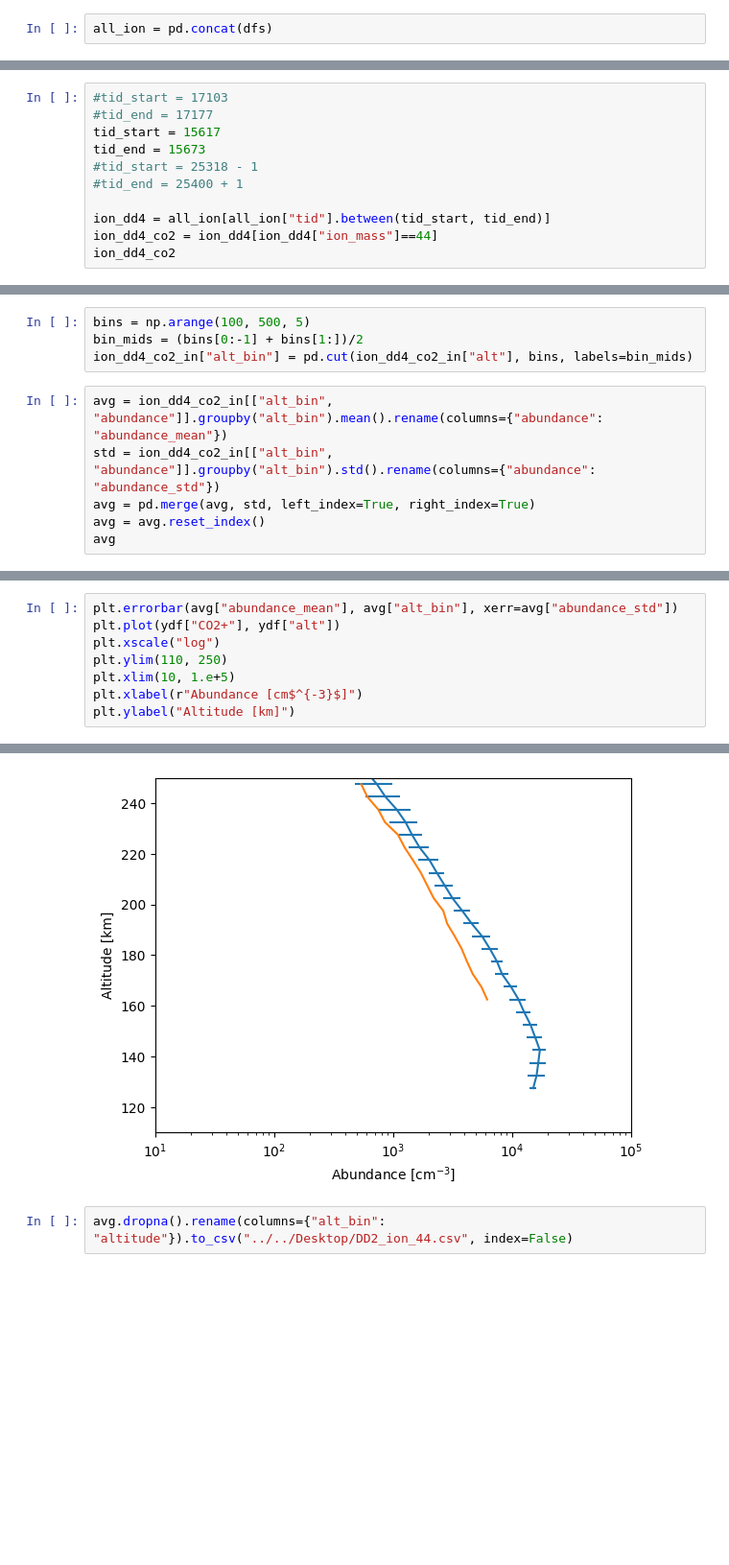
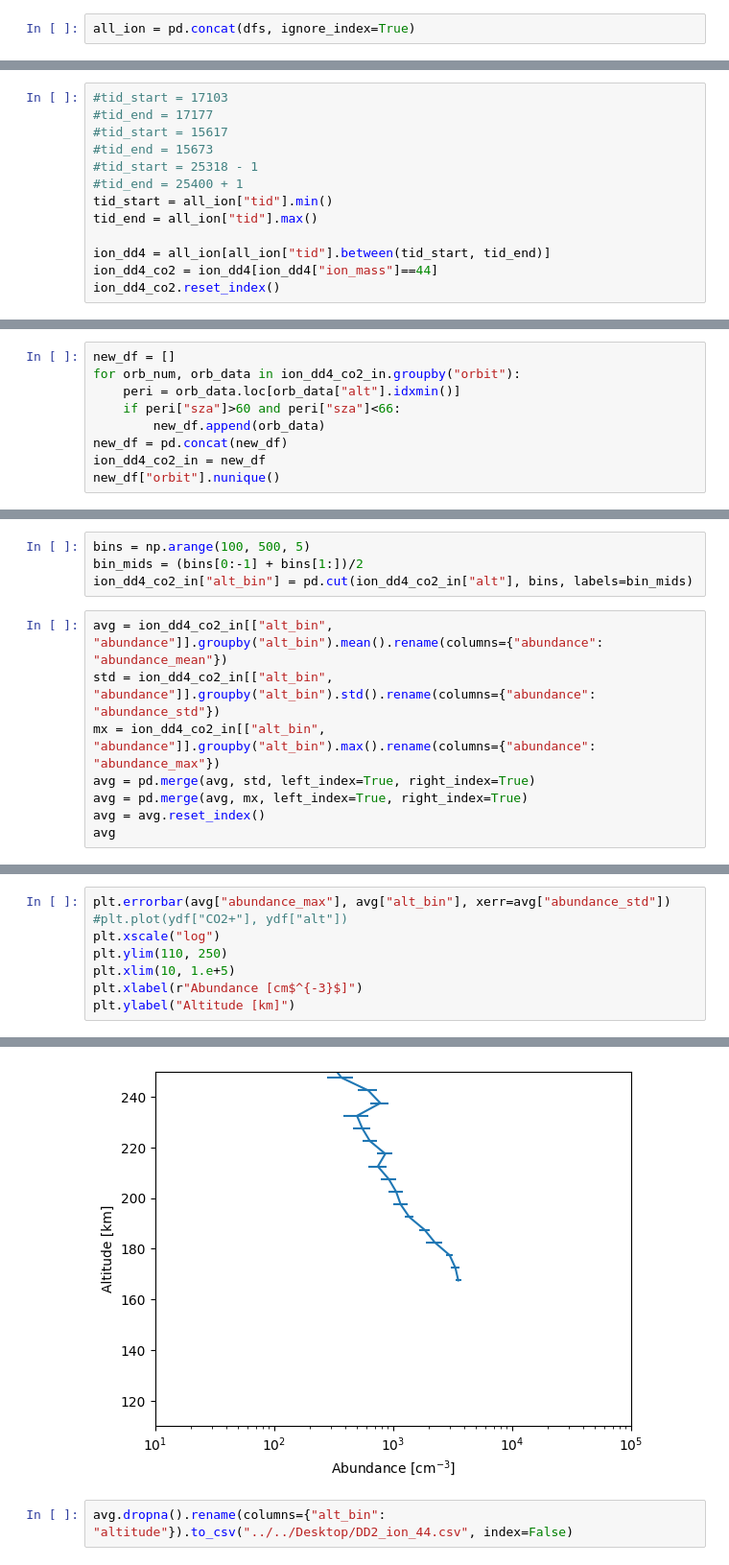
Before and after one commit to marek-slipski/NGIMS-hp, a Jupyter notebook: notebooks/open_from_pds.ipynb, the cells around one changed output, grey strips where cells are left out. Shown at 96% size. Drawn from its saved outputs; the diff is of its cells as text; blank space fills up the shorter version.

```diff
--- a/notebooks/open_from_pds.ipynb
+++ b/notebooks/open_from_pds.ipynb
@@ -37,7 +44,7 @@ for f in ion_urls:
     df = pd.read_csv(f,na_values=[' ','NaN']).drop_duplicates()
     dfs.append(df)
 # %%
-all_ion = pd.concat(dfs)
+all_ion = pd.concat(dfs, ignore_index=True)
 # %%
 all_ion
 # %% [output]
@@ -57,12 +64,14 @@ all_ion
 # %%
 #tid_start = 17103
 #tid_end = 17177
-tid_start = 15617
-tid_end = 15673
+#tid_start = 15617
+#tid_end = 15673
 #tid_start = 25318 - 1
 #tid_end = 25400 + 1
+tid_start = all_ion["tid"].min()
+tid_end = all_ion["tid"].max()
 
 ion_dd4 = all_ion[all_ion["tid"].between(tid_start, tid_end)]
 ion_dd4_co2 = ion_dd4[ion_dd4["ion_mass"]==44]
-ion_dd4_co2
+ion_dd4_co2.reset_index()
 # %% [output]
@@ -92,0 +118,9 @@ ion_dd4_co2_in = pd.concat(in_dfs)
+# %%
+new_df = []
+for orb_num, orb_data in ion_dd4_co2_in.groupby("orbit"):
+    peri = orb_data.loc[orb_data["alt"].idxmin()]
+    if peri["sza"]>60 and peri["sza"]<66:
+        new_df.append(orb_data)
+new_df = pd.concat(new_df)
+ion_dd4_co2_in = new_df
+new_df["orbit"].nunique()
@@ -97,7 +133,9 @@ ion_dd4_co2_in["alt_bin"] = pd.cut(ion_dd4_co2_in["alt"], bins, labels=bin_mids)
 # %%
 avg = ion_dd4_co2_in[["alt_bin", "abundance"]].groupby("alt_bin").mean().rename(columns={"abundance": "abundance_mean"})
 std = ion_dd4_co2_in[["alt_bin", "abundance"]].groupby("alt_bin").std().rename(columns={"abundance": "abundance_std"})
+mx = ion_dd4_co2_in[["alt_bin", "abundance"]].groupby("alt_bin").max().rename(columns={"abundance": "abundance_max"})
 avg = pd.merge(avg, std, left_index=True, right_index=True)
+avg = pd.merge(avg, mx, left_index=True, right_index=True)
 avg = avg.reset_index()
 avg
 # %% [output]
@@ -119,14 +155,14 @@ import matplotlib.pyplot as plt
 # %%
-plt.errorbar(avg["abundance_mean"], avg["alt_bin"], xerr=avg["abundance_std"])
-plt.plot(ydf["CO2+"], ydf["alt"])
+plt.errorbar(avg["abundance_max"], avg["alt_bin"], xerr=avg["abundance_std"])
+#plt.plot(ydf["CO2+"], ydf["alt"])
 plt.xscale("log")
 plt.ylim(110, 250)
 plt.xlim(10, 1.e+5)
 plt.xlabel(r"Abundance [cm$^{-3}$]")
 plt.ylabel("Altitude [km]")
 # %% [output]
 Text(0, 0.5, 'Altitude [km]')
-[figure, old version]
+[figure, new version]
 # %%
 avg.dropna().rename(columns={"alt_bin": "altitude"}).to_csv("../../Desktop/DD2_ion_44.csv", index=False)
 # %%
```
Also changed, not shown: parts of 11 cells of this notebook.
